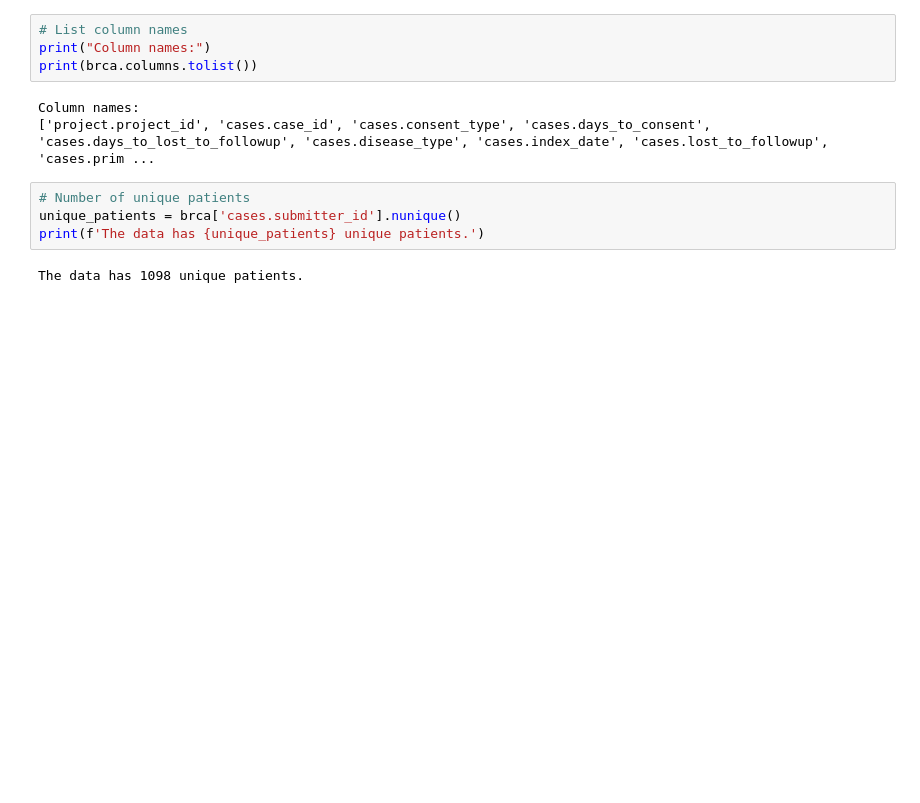
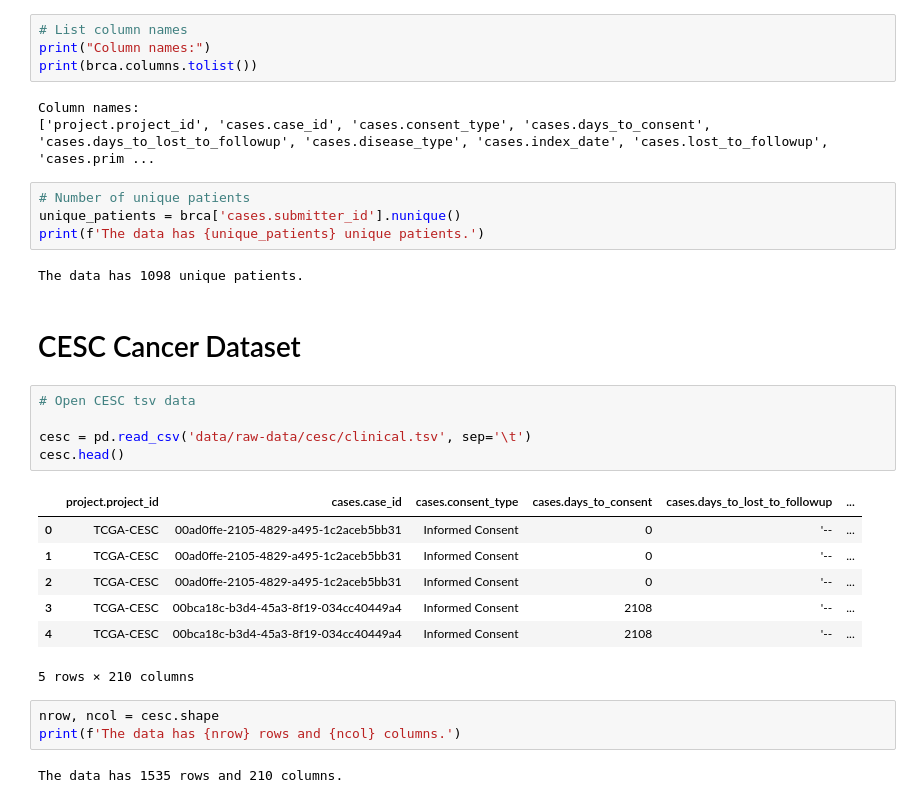
Before and after one commit to Munashe22/Understanding-Cancer-Outcomes-Breast-vs-Cervical, a Jupyter notebook: data-download.ipynb, the cells around one changed output. Saved outputs shown, nothing was run; the diff lists cells and outputs as text; blank space fills up the shorter version.

```diff
--- a/data-download.ipynb
+++ b/data-download.ipynb
@@ -42,3 +44,23 @@ unique_patients = brca['cases.submitter_id'].nunique()
 print(f'The data has {unique_patients} unique patients.')
 # %% [output]
 The data has 1098 unique patients.
+# %% [markdown]
+# CESC Cancer Dataset
+# %%
+# Open CESC tsv data
+
+cesc = pd.read_csv('data/raw-data/cesc/clinical.tsv', sep='\t')
+cesc.head()
+# %% [output]
+|  | project.project_id | cases.case_id | cases.consent_type | cases.days_to_consent | cases.days_to_lost_to_followup | ... |
+| 0 | TCGA-CESC | 00ad0ffe-2105-4829-a495-1c2aceb5bb31 | Informed Consent | 0 | '-- | ... |
+| 1 | TCGA-CESC | 00ad0ffe-2105-4829-a495-1c2aceb5bb31 | Informed Consent | 0 | '-- | ... |
+| 2 | TCGA-CESC | 00ad0ffe-2105-4829-a495-1c2aceb5bb31 | Informed Consent | 0 | '-- | ... |
+| 3 | TCGA-CESC | 00bca18c-b3d4-45a3-8f19-034cc40449a4 | Informed Consent | 2108 | '-- | ... |
+| 4 | TCGA-CESC | 00bca18c-b3d4-45a3-8f19-034cc40449a4 | Informed Consent | 2108 | '-- | ... |
+5 rows × 210 columns
+# %%
+nrow, ncol = cesc.shape
+print(f'The data has {nrow} rows and {ncol} columns.')
+# %% [output]
+The data has 1535 rows and 210 columns.
```
Also changed, not shown: parts of 4 cells of this notebook, 2 other files.
